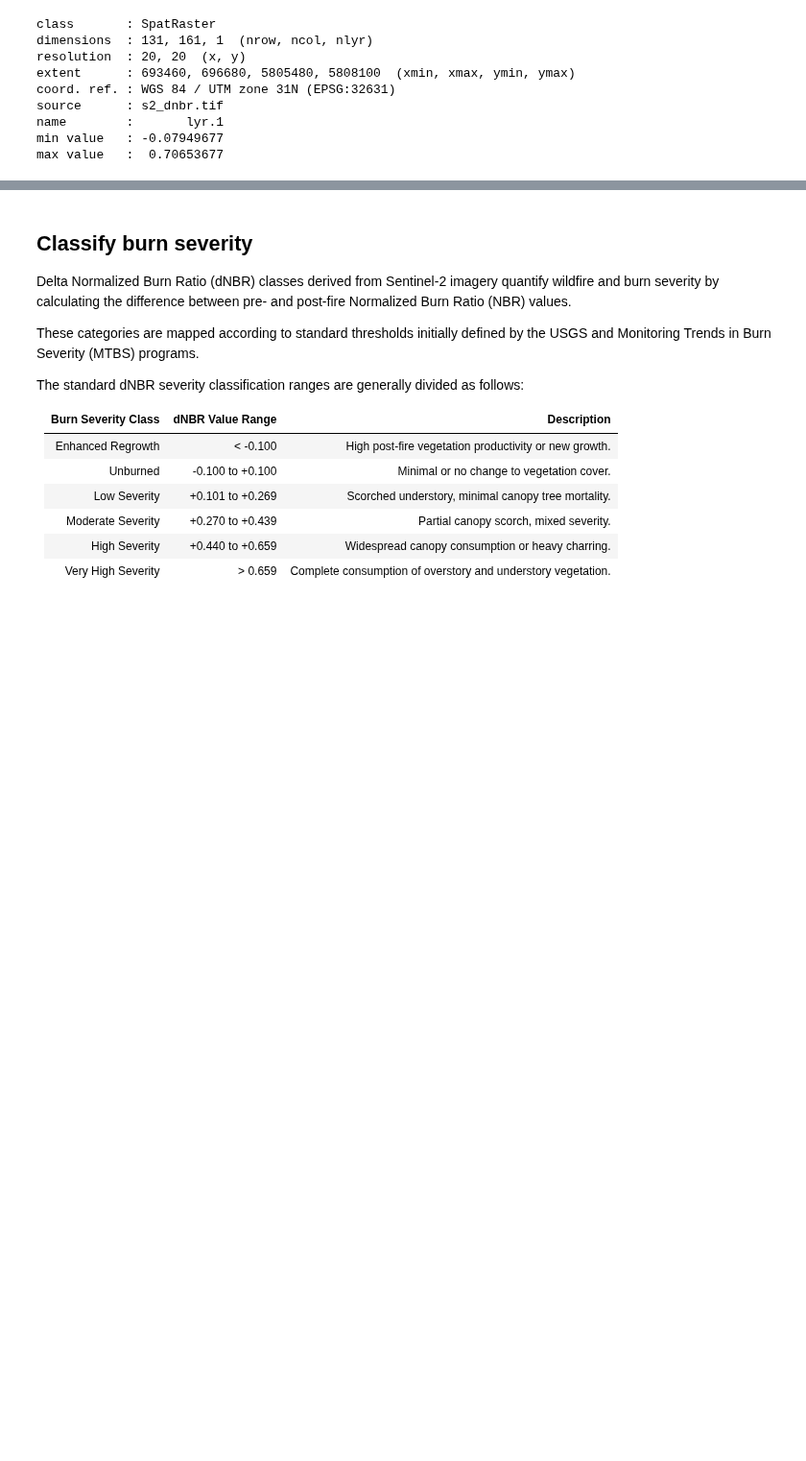
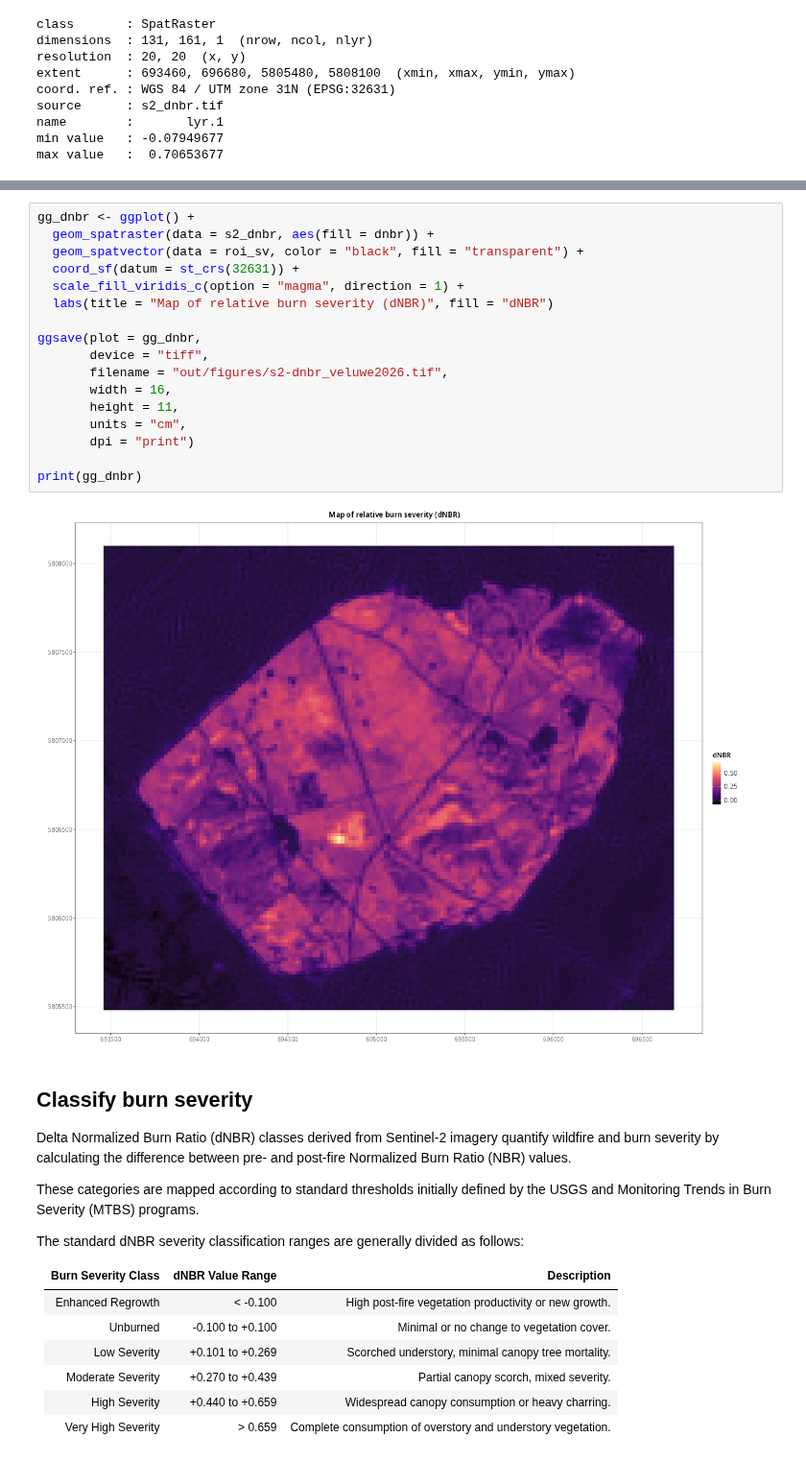
Before and after one commit to LTER-LIFE/vl-geospatial-toolbox, a Jupyter notebook: wildfire_veluwe2026.ipynb, the cells around one changed output, grey strips where cells are left out. Shown at 96% size. Drawn from its saved outputs; the diff is of its cells as text; blank space fills up the shorter version.

```diff
--- a/wildfire_veluwe2026.ipynb
+++ b/wildfire_veluwe2026.ipynb
@@ -503,3 +504,22 @@ plot(roi_sv, lty = 3, lwd = 4, add = TRUE,
+# %%
+gg_dnbr <- ggplot() +
+  geom_spatraster(data = s2_dnbr, aes(fill = dnbr)) +
+  geom_spatvector(data = roi_sv, color = "black", fill = "transparent") +
+  coord_sf(datum = st_crs(32631)) +
+  scale_fill_viridis_c(option = "magma", direction = 1) +
+  labs(title = "Map of relative burn severity (dNBR)", fill = "dNBR")
+
+ggsave(plot = gg_dnbr,
+       device = "tiff",
+       filename = "out/figures/s2-dnbr_veluwe2026.tif",
+       width = 16,
+       height = 11,
+       units = "cm",
+       dpi = "print")
+
+print(gg_dnbr)
+# %% [output]
+[figure, added]
 # %% [markdown]
 ## Classify burn severity
 
```
Also changed, not shown: parts of 13 cells of this notebook, 3 other files.
